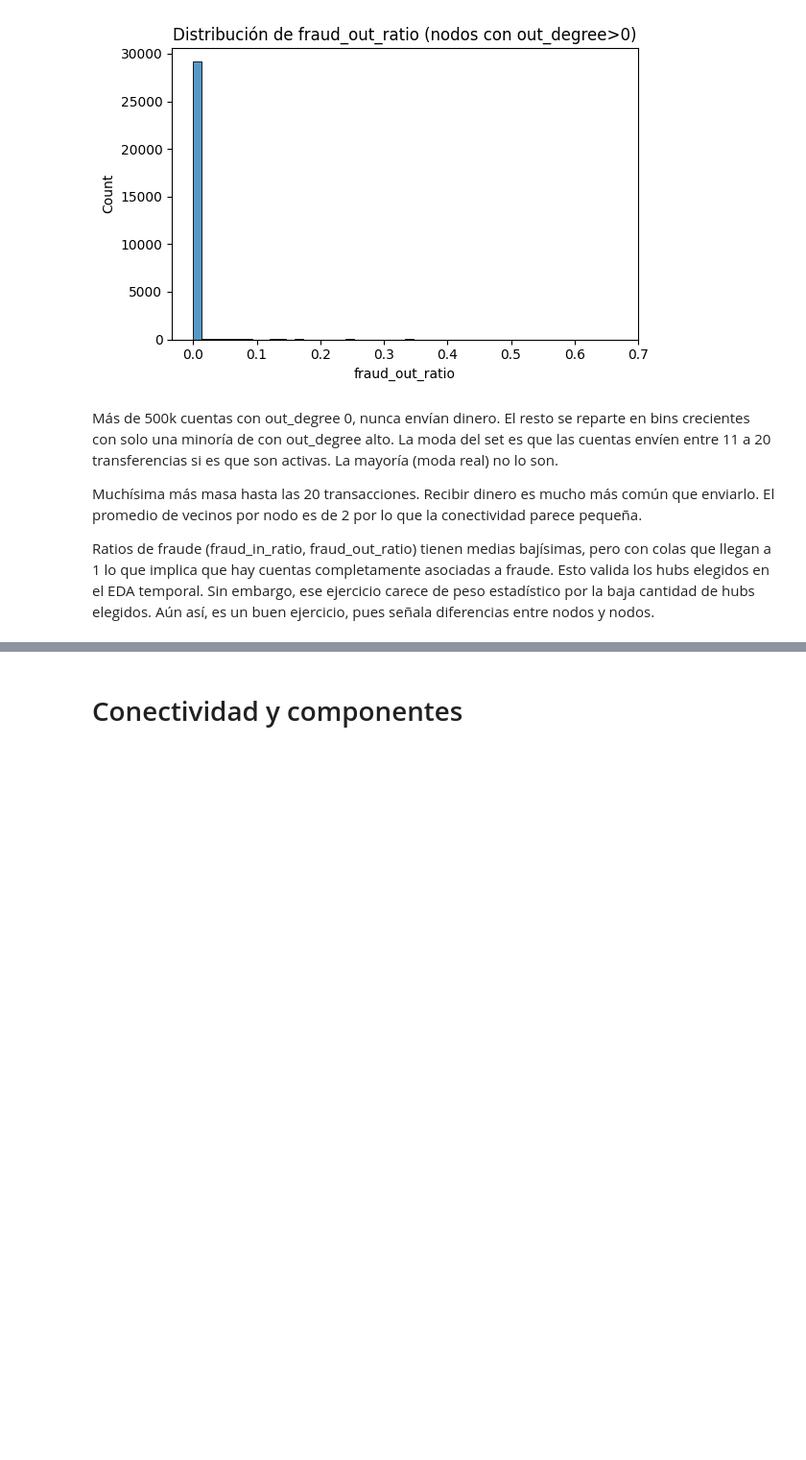
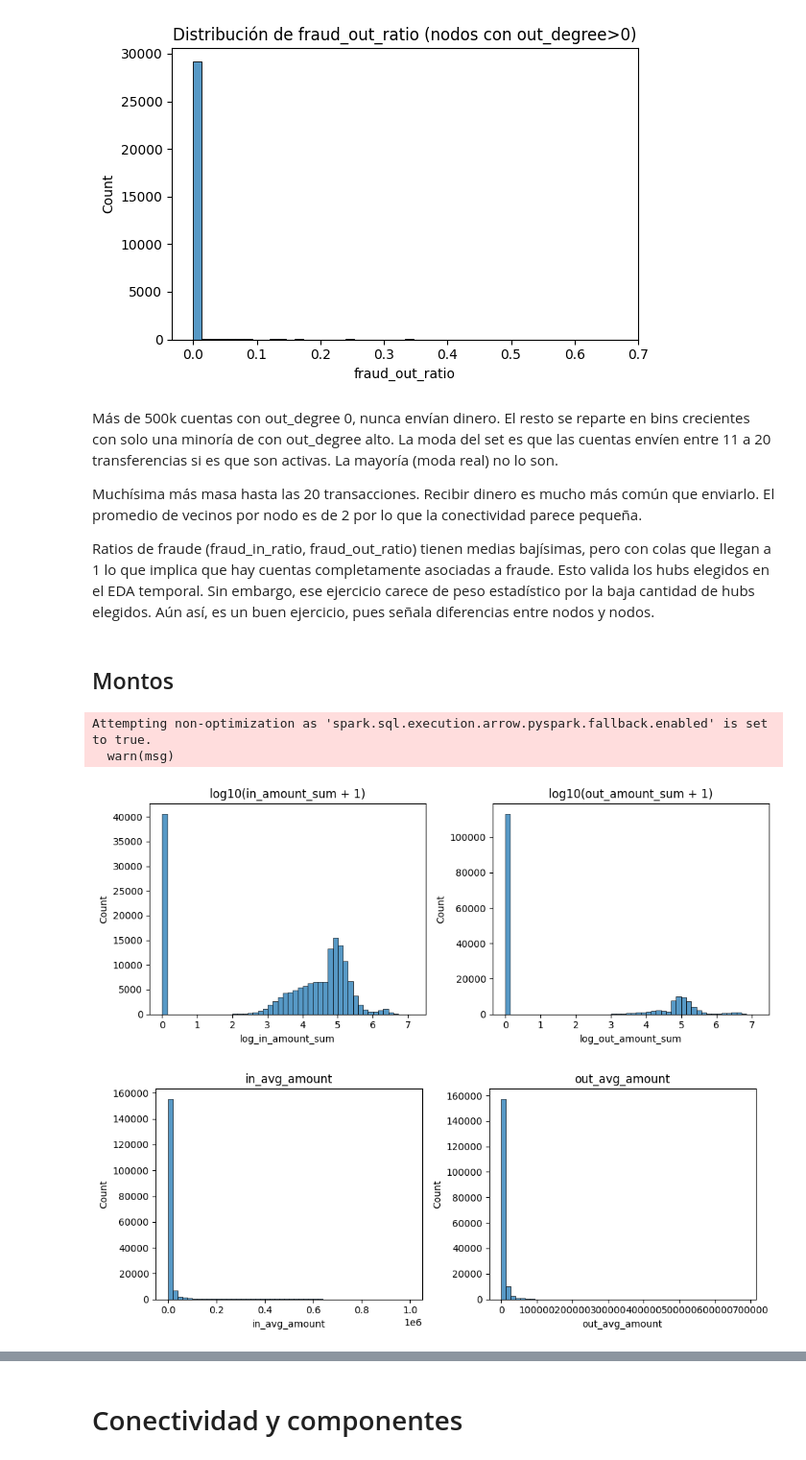
Before and after one commit to IngElecPuc/KaggleChallenges, a Jupyter notebook: Anti Money Laundering Transaction Data/EDA Topológico.ipynb, the cells around one changed output, grey strips where cells are left out. Shown: that part at 96% size. Cells and saved outputs as stored; diff of their text form; code cells hidden in the pictures; blank space fills up the shorter version.

Commit message:
Node analysis finished

```diff
--- a/Anti Money Laundering Transaction Data/EDA Topológico.ipynb
+++ b/Anti Money Laundering Transaction Data/EDA Topológico.ipynb
@@ -462,3 +460,5 @@ Más de 500k cuentas con out_degree 0, nunca envían dinero. El resto se reparte
 Muchísima más masa hasta las 20 transacciones. Recibir dinero es mucho más común que enviarlo. El promedio de vecinos por nodo es de 2 por lo que la conectividad parece pequeña.
 
 Ratios de fraude (fraud_in_ratio, fraud_out_ratio) tienen medias bajísimas, pero con colas que llegan a 1 lo que implica que hay cuentas completamente asociadas a fraude. Esto valida los hubs elegidos en el EDA temporal. Sin embargo, ese ejercicio carece de peso estadístico por la baja cantidad de hubs elegidos. Aún así, es un buen ejercicio, pues señala diferencias entre nodos y nodos.
+# %% [markdown]
+## Montos
@@ -464,0 +491,39 @@ Ratios de fraude (fraud_in_ratio, fraud_out_ratio) tienen medias bajísimas, per
+# %%
+sample_df = node_metrics_df.sample(withReplacement=False, fraction=0.2, seed=42)
+
+sample_pd = sample_df.select(
+    "log_in_amount_sum", "log_out_amount_sum",
+    "in_amount_sum", "out_amount_sum",
+    "in_avg_amount", "out_avg_amount"
+).toPandas()
+
+# histograma logs sumas
+plt.figure(figsize=(10,4))
+plt.subplot(1,2,1)
+sns.histplot(sample_pd["log_in_amount_sum"], bins=50)
+plt.title("log10(in_amount_sum + 1)")
+
+plt.subplot(1,2,2)
+sns.histplot(sample_pd["log_out_amount_sum"], bins=50)
+plt.title("log10(out_amount_sum + 1)")
+
+plt.tight_layout()
+plt.show()
+
+# histograma montos promedio
+plt.figure(figsize=(10,4))
+plt.subplot(1,2,1)
+sns.histplot(sample_pd["in_avg_amount"], bins=50)
+plt.title("in_avg_amount")
+
+plt.subplot(1,2,2)
+sns.histplot(sample_pd["out_avg_amount"], bins=50)
+plt.title("out_avg_amount")
+
+plt.tight_layout()
+plt.show()
+# %% [output]
+Attempting non-optimization as 'spark.sql.execution.arrow.pyspark.fallback.enabled' is set to true.
+  warn(msg)
+[figure, added]
+[figure, added]
```
Also changed, not shown: parts of 13 cells of this notebook.
